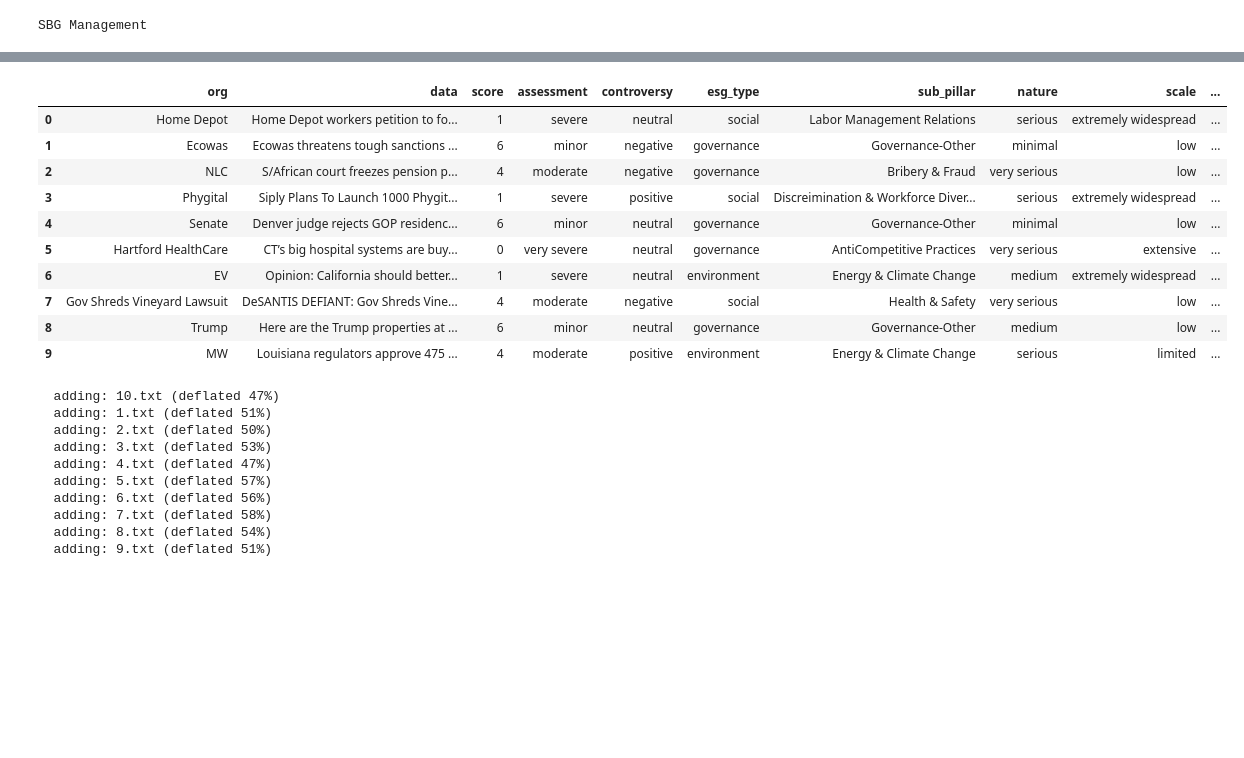
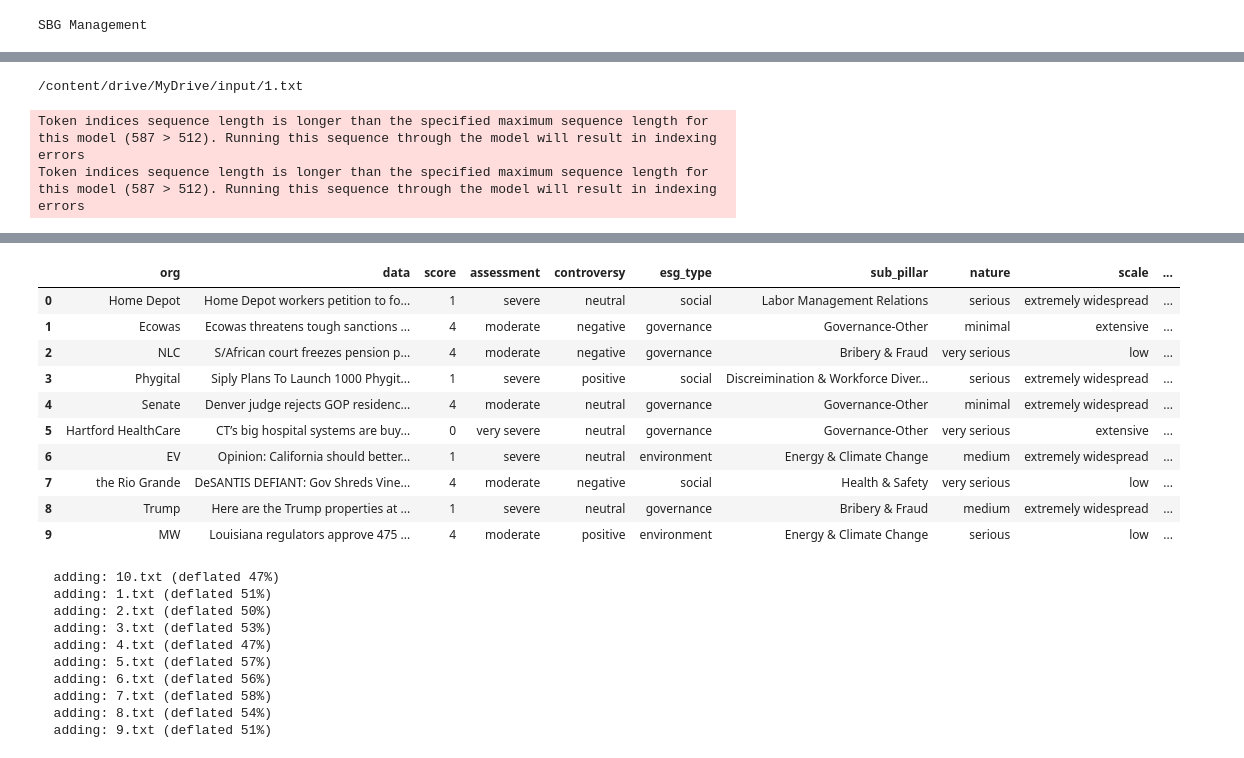
Before and after one commit to sghackathon2022/myrepo, a Jupyter notebook: ESGNew.ipynb, the cells around one changed output, grey strips where cells are left out. Cells and saved outputs as stored; diff of their text form; code cells hidden in the pictures; blank space fills up the shorter version.

```diff
--- a/ESGNew.ipynb
+++ b/ESGNew.ipynb
@@ -647,7 +662,6 @@ import re
 import json
 NER = spacy.load("en_core_web_sm")
 from transformers import AutoModelForSequenceClassification,AutoTokenizer,pipeline
-
 import torch
 from nltk.tokenize import word_tokenize,sent_tokenize
 def clean_text(message):
@@ -725,7 +739,6 @@ def get_key_phrases(msg,cls_msg):
         ner_length=len(ner_tokens)
         if index-2>0 and index+ner_length+2 <len(cls_msgs):
           phrases.append(cls_msgs[index-2]+" "+cls_msgs[index-1]+" "+doc.text.lower()+" "+cls_msgs[index+ner_length]+" "+cls_msgs[index++ner_length+1])
-  #print(set(phrases))
   return list(set(phrases))
 
 def is_word_exists(sentence,keyword):
@@ -799,7 +812,7 @@ def get_nature_impact(dict1,message,type):
                 if d1.strip() =="" or not any(char.isdigit() for char in d1.strip()):
                   continue
 
-                num=int("".join([i for i in d1 if i.isdigit() or i=="." ]))
+                num=int("".join([i for i in d1 if i.isdigit()]))
                 if "million" in d1 or "mn" in d1:
                    num=num*1000000
                 elif "billion" in d1 or "bn" in d1:
@@ -875,7 +888,7 @@ def get_scale(dict1,message):
               d1=""
               while (k<len(tokens)):
                 if d in tokens[k]:
-                  if "km2" in tokens[k+1] :
+                  if k<len(tokens)-1 and "km2" in tokens[k+1]:
                     d1=str(tokens[k])
                   elif k<len(tokens)-1:
                     d1=str(tokens[k]+tokens[k+1])
@@ -886,7 +899,7 @@ def get_scale(dict1,message):
               if d1.strip() == "" or not any(char.isdigit() for char in d1.strip()):
                 continue
               #print(d1)
-              num=int("".join([i for i in d1 if i.isdigit() or i=="." ]))
+              num=int("".join([i for i in d1 if i.isdigit()]))
               if "million" in d1 or "mn" in d1 :
                 num=num*1000000
               elif "billion" in d1 or "bn" in d1:
@@ -984,6 +997,23 @@ def most_frequent(List):
             num = i
 
     return num
+def get_short_messages(msg):
+    count=0
+    global_count=0
+    sentences=sent_tokenize(msg)
+    return_msg=""
+    messages=[]
+    while global_count<len(sentences):
+      if count == 5:
+        messages.append(return_msg)
+        return_msg=""
+        count=0
+      return_msg=return_msg+sentences[global_count]+"\n"
+      count=count+1
+      global_count=global_count+1
+      if global_count==len(sentences):
+        messages.append(return_msg)
+    return messages
 
 esg_mapping={
     "0": "None",
@@ -1033,7 +1063,7 @@ esg_map={
     "10": "Social",
     "11": "Social",
     "12": "Governance",
-    "13": "Energy & Climate Change",
+    "13": "Environment",
     "14": "Social",
     "15": "Social",
     "16": "Social",
@@ -1104,7 +1134,7 @@ for file in os.listdir('/content/drive/MyDrive/input'):
     if os.path.isfile(os.path.join('/content/drive/MyDrive/input', file)):
         files.append(os.path.join('/content/drive/MyDrive/input', file))
 
-#files=["/content/drive/MyDrive/input/7.txt"]
+#files=["/content/drive/MyDrive/input/5.txt"]
 for file in files:
   #print(file)
   msg=open(file,"r").read()
@@ -1117,27 +1147,17 @@ for file in files:
   pillar1=""
   nature_val=""
   scale_val=""
+  messages=get_short_messages(msg)
+
+  #Controversy Check
   try:
-
     con_val=(sent_nlp(msg)[0]['label']).lower()
     controversy.append(con_val)
   except Exception as ce1:
-    con_val=most_frequent([(sent_nlp(msg1)[0]["label"]).lower() for msg1 in sent_tokenize(msg)])
+    con_val=most_frequent([(sent_nlp(msg1)[0]["label"]).lower() for msg1 in messages])
     controversy.append(con_val)
 
-  try:
-
-    esg_val1=(esg_nlp(msg)[0]["label"]).lower()
-    if esg_val1 == "environmental":
-      esg_val1="environment"
-    #esg_data.append(esg_val)
-
-  except Exception as esge1:
-    esg_val1=most_frequent([esg_nlp(msg1)[0]["label"].lower() for msg1 in sent_tokenize(msg)])
-    if esg_val1 == "environmental":
-      esg_val1="environment"
-    #esg_data.append(esg_val)
-
+  #ESG & SubPiller Check
   try:
     pillar1=label2id[pillar_nlp(msg)[0]["label"]]
     esg_val=esg_map[str(pillar1)].lower()
@@ -1145,12 +1165,13 @@ for file in files:
     pillar_data.append(pillar1)
     esg_data.append(esg_val)
   except:
-    pillar1=most_frequent([label2id[pillar_nlp(msg1)[0]["label"]] for msg1 in sent_tokenize(msg)])
+    pillar1=most_frequent([label2id[pillar_nlp(msg1)[0]["label"]] for msg1 in messages])
     esg_val=esg_map[str(pillar1)].lower()
     pillar1=sub_pillar_mapping[str(pillar1)]
     pillar_data.append(pillar1)
     esg_data.append(esg_val)
 
+  #Nature & Scale extraction
   try:
     nature_val=get_nature_impact(nature_dict[esg_val],msg,esg_val)
     nature.append(nature_val)
@@ -1159,21 +1180,24 @@ for file in files:
     nature_val="minimal"
     nature.append("minimal")
   try:
-    scale_val=get_scale(scale_dict[esg_val1],msg)
+    scale_val=get_scale(scale_dict[esg_val],msg)
     scale.append(scale_val)
   except Exception as se:
-    #print("scale",se)
+    print("scale",se)
     scale_val="low"
     scale.append("low")
+
+  #score and assessment calculation
+  score.append(score_dict[score_dict[scale_val][nature_val]])
+  assessment.append(score_dict[scale_val][nature_val])
   org=get_org(msg)
   org_data.append(org)
-  score.append(score_dict[score_dict[scale_val][nature_val]])
-  assessment.append(score_dict[scale_val][nature_val])
+
 
   #print(org,con_val,esg_val,pillar1,nature_val,scale_val)
   phrases=""
   for d in get_key_phrases(msg,cln_msg):
-    phrases=phrases+d+";"
+    phrases=phrases+str(d)+";"
   key_phrases.append(phrases)
 df=pd.DataFrame(data,columns=["data"])
 df['controversy']=controversy
@@ -1205,0 +1227,3 @@ Token indices sequence length is longer than the specified maximum sequence leng
+/content/drive/MyDrive/input/1.txt
+Token indices sequence length is longer than the specified maximum sequence length for this model (587 > 512). Running this sequence through the model will result in indexing errors
+Token indices sequence length is longer than the specified maximum sequence length for this model (587 > 512). Running this sequence through the model will result in indexing errors
@@ -1206,14 +1239,14 @@ Token indices sequence length is longer than the specified maximum sequence leng
 |  | org | data | score | assessment | controversy | esg_type | sub_pillar | nature | scale | ... |
 | 0 | Home Depot | Home Depot workers petition to fo... | 1 | severe | neutral | social | Labor Management Relations | serious | extremely widespread | ... |
-| 1 | Ecowas | Ecowas threatens tough sanctions ... | 6 | minor | negative | governance | Governance-Other | minimal | low | ... |
+| 1 | Ecowas | Ecowas threatens tough sanctions ... | 4 | moderate | negative | governance | Governance-Other | minimal | extensive | ... |
 | 2 | NLC | S/African court freezes pension p... | 4 | moderate | negative | governance | Bribery & Fraud | very serious | low | ... |
 | 3 | Phygital | Siply Plans To Launch 1000 Phygit... | 1 | severe | positive | social | Discreimination & Workforce Diver... | serious | extremely widespread | ... |
-| 4 | Senate | Denver judge rejects GOP residenc... | 6 | minor | neutral | governance | Governance-Other | minimal | low | ... |
-| 5 | Hartford HealthCare | CT’s big hospital systems are buy... | 0 | very severe | neutral | governance | AntiCompetitive Practices | very serious | extensive | ... |
+| 4 | Senate | Denver judge rejects GOP residenc... | 4 | moderate | neutral | governance | Governance-Other | minimal | extremely widespread | ... |
+| 5 | Hartford HealthCare | CT’s big hospital systems are buy... | 0 | very severe | neutral | governance | Governance-Other | very serious | extensive | ... |
 | 6 | EV | Opinion: California should better... | 1 | severe | neutral | environment | Energy & Climate Change | medium | extremely widespread | ... |
-| 7 | Gov Shreds Vineyard Lawsuit | DeSANTIS DEFIANT: Gov Shreds Vine... | 4 | moderate | negative | social | Health & Safety | very serious | low | ... |
-| 8 | Trump | Here are the Trump properties at ... | 6 | minor | neutral | governance | Governance-Other | medium | low | ... |
-| 9 | MW | Louisiana regulators approve 475 ... | 4 | moderate | positive | environment | Energy & Climate Change | serious | limited | ... |
+| 7 | the Rio Grande | DeSANTIS DEFIANT: Gov Shreds Vine... | 4 | moderate | negative | social | Health & Safety | very serious | low | ... |
+| 8 | Trump | Here are the Trump properties at ... | 1 | severe | neutral | governance | Bribery & Fraud | medium | extremely widespread | ... |
+| 9 | MW | Louisiana regulators approve 475 ... | 4 | moderate | positive | environment | Energy & Climate Change | serious | low | ... |
 # %%
 !cd /content/drive/MyDrive/input/ && zip input.zip *
 # %% [output]
```
Also changed, not shown: parts of 4 cells of this notebook.
